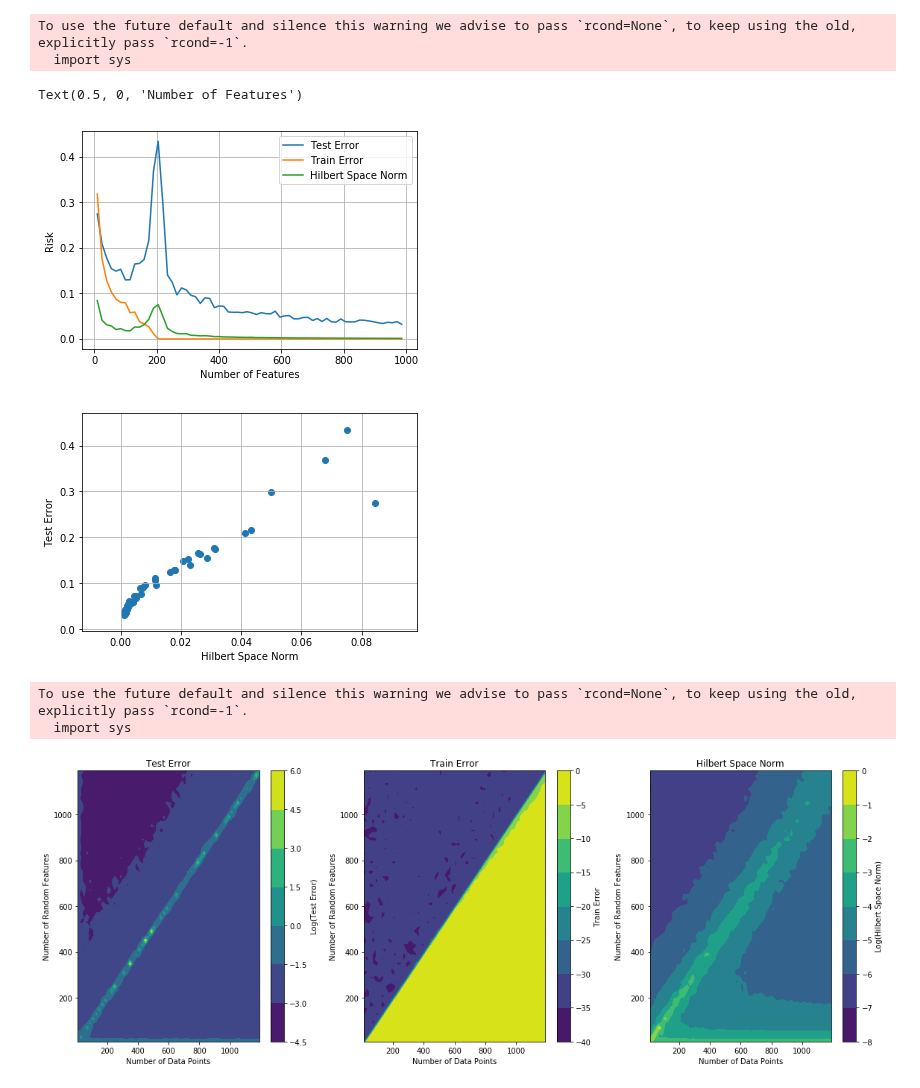
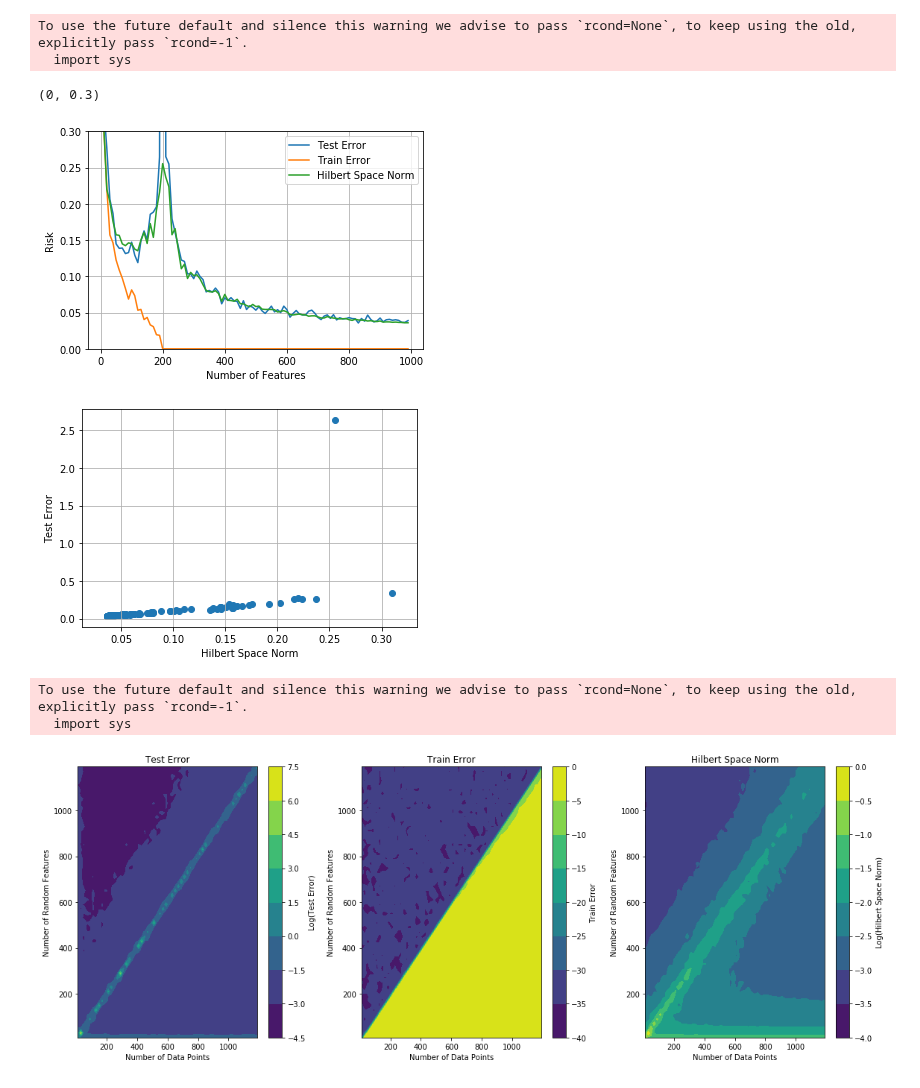
Before and after one commit to g-benton/hessian-eff-dim, a Jupyter notebook: Notebooks/random_features_nb.ipynb, the cells around one changed output. Cells and saved outputs as stored; diff of their text form; code cells hidden in the pictures.

```diff
--- a/Notebooks/random_features_nb.ipynb
+++ b/Notebooks/random_features_nb.ipynb
@@ -26,30 +26,31 @@ def compute_partial_error(d, n=200, l=0.001):
 
     test_error = np.linalg.norm(xtest @ w - ytest) / np.linalg.norm(ytest)
     train_error = np.linalg.norm(xtrain @ w - ytrain) / np.linalg.norm(ytrain)
-    return test_error, train_error, train_norm
+    return test_error, train_error, train_norm**0.5
 # %%
-errors = [compute_partial_error(d) for d in range(10, 1000, 15)]
+errors = [compute_partial_error(d) for d in range(10, 1000, 10)]
 # %% [output]
 To use the future default and silence this warning we advise to pass `rcond=None`, to keep using the old, explicitly pass `rcond=-1`.
   import sys
 # %%
-plt.plot(range(10, 1000, 15), [e[0] for e in errors], label='Test Error')
-plt.plot(range(10, 1000, 15), [e[1] for e in errors], label='Train Error')
-plt.plot(range(10, 1000, 15), [e[2] for e in errors], label='Hilbert Space Norm')
+plt.plot(range(10, 1000, 10), [e[0] for e in errors], label='Test Error')
+plt.plot(range(10, 1000, 10), [e[1] for e in errors], label='Train Error')
+plt.plot(range(10, 1000, 10), [e[2] for e in errors], label='Hilbert Space Norm')
 plt.grid()
 plt.legend()
 plt.ylabel('Risk')
 plt.xlabel('Number of Features')
+plt.ylim((0, 0.3))
 # %% [output]
-Text(0.5, 0, 'Number of Features')
+(0, 0.3)
-[figure, old version]
+[figure, new version]
 # %%
 plt.scatter([e[2] for e in errors], [e[0] for e in errors])
 plt.xlabel('Hilbert Space Norm')
 plt.ylabel('Test Error')
 plt.grid()
 # %% [output]
-[figure, old version]
+[figure, new version]
 # %%
 dimensions = range(10, 1200, 20)
 data_points = range(10, 1200, 20)
@@ -85,7 +86,7 @@ fig.colorbar(im, label='Log(Hilbert Space Norm)',ax=ax[2])
 
 plt.tight_layout()
 # %% [output]
-[figure, old version]
+[figure, new version]
 # %%
 plt.contourf(dimensions, data_points, risk_tensor[1])
 plt.colorbar(label='Train Error')
```
Also changed, not shown: parts of 4 cells of this notebook.
